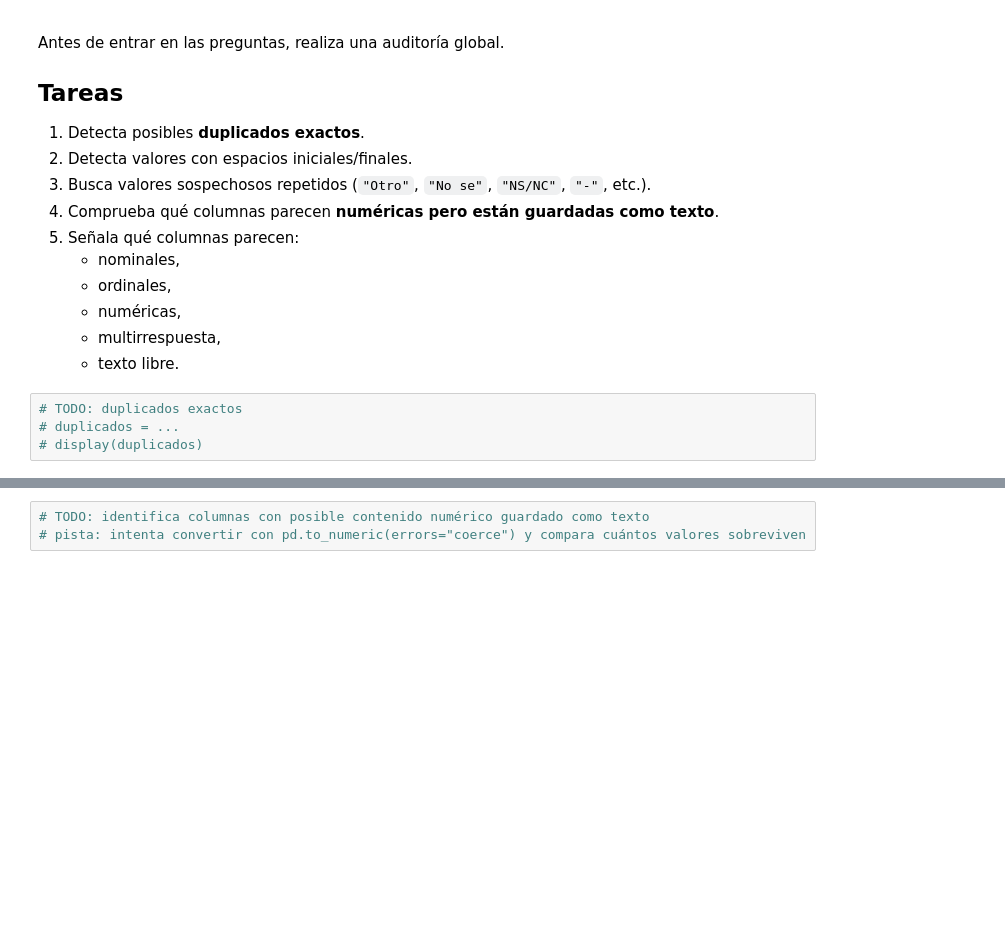
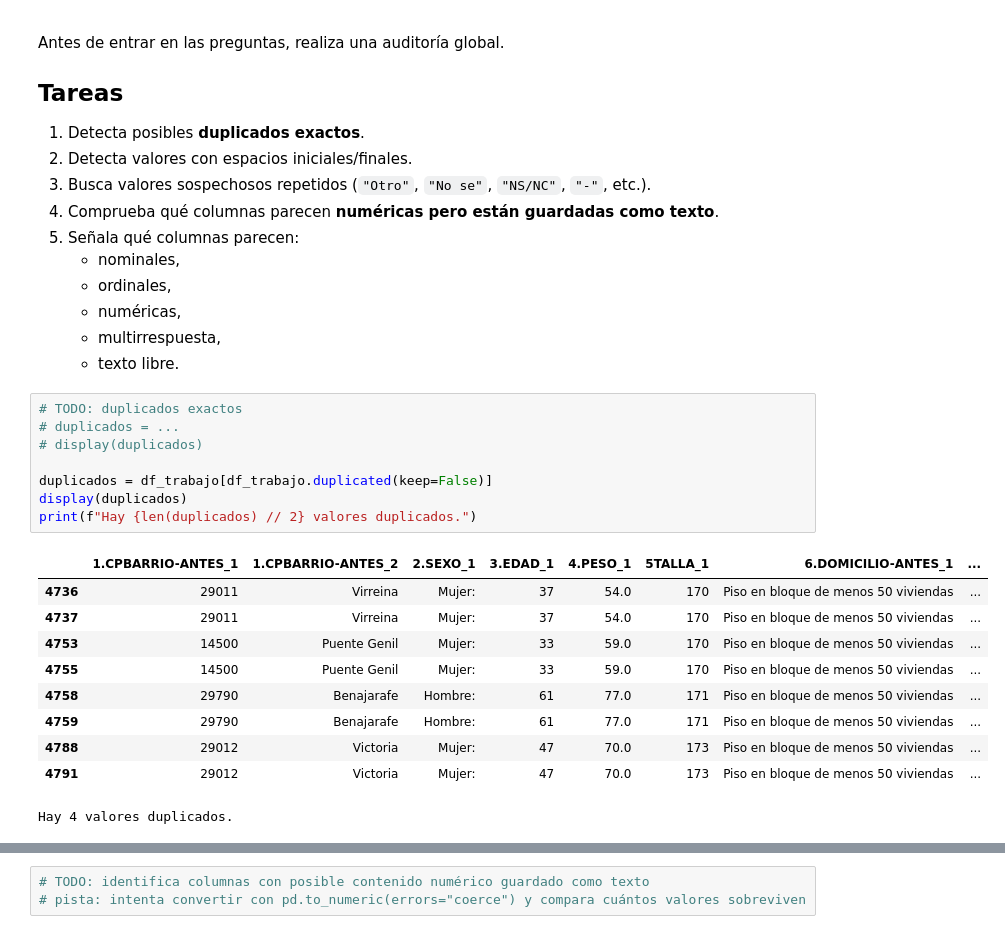
Before and after one commit to mxgueladrx/uma-25-26-2, a Jupyter notebook: AC1/Practica1/Notebook_Limpieza_EncuestaCOVID_ENUNCIADO.ipynb, the cells around one changed output, grey strips where cells are left out. Drawn from its saved outputs; the diff is of its cells as text; blank space fills up the shorter version.

```diff
--- a/AC1/Practica1/Notebook_Limpieza_EncuestaCOVID_ENUNCIADO.ipynb
+++ b/AC1/Practica1/Notebook_Limpieza_EncuestaCOVID_ENUNCIADO.ipynb
@@ -317,7 +336,22 @@ Antes de entrar en las preguntas, realiza una auditoría global.
 # %%
 # TODO: duplicados exactos
 # duplicados = ...
 # display(duplicados)
+
+duplicados = df_trabajo[df_trabajo.duplicated(keep=False)]
+display(duplicados)
+print(f"Hay {len(duplicados) // 2} valores duplicados.")
+# %% [output]
+|  | 1.CPBARRIO-ANTES_1 | 1.CPBARRIO-ANTES_2 | 2.SEXO_1 | 3.EDAD_1 | 4.PESO_1 | 5TALLA_1 | 6.DOMICILIO-ANTES_1 | ... |
+| 4736 | 29011 | Virreina | Mujer: | 37 | 54.0 | 170 | Piso en bloque de menos 50 viviendas | ... |
+| 4737 | 29011 | Virreina | Mujer: | 37 | 54.0 | 170 | Piso en bloque de menos 50 viviendas | ... |
+| 4753 | 14500 | Puente Genil | Mujer: | 33 | 59.0 | 170 | Piso en bloque de menos 50 viviendas | ... |
+| 4755 | 14500 | Puente Genil | Mujer: | 33 | 59.0 | 170 | Piso en bloque de menos 50 viviendas | ... |
+| 4758 | 29790 | Benajarafe | Hombre: | 61 | 77.0 | 171 | Piso en bloque de menos 50 viviendas | ... |
+| 4759 | 29790 | Benajarafe | Hombre: | 61 | 77.0 | 171 | Piso en bloque de menos 50 viviendas | ... |
+| 4788 | 29012 | Victoria | Mujer: | 47 | 70.0 | 173 | Piso en bloque de menos 50 viviendas | ... |
+| 4791 | 29012 | Victoria | Mujer: | 47 | 70.0 | 173 | Piso en bloque de menos 50 viviendas | ... |
+Hay 4 valores duplicados.
 # %%
 # TODO: ejemplos de búsqueda de valores con espacios o tokens sospechosos
 # for c in df_trabajo.columns:
```
Also changed, not shown: parts of 3 cells of this notebook.
